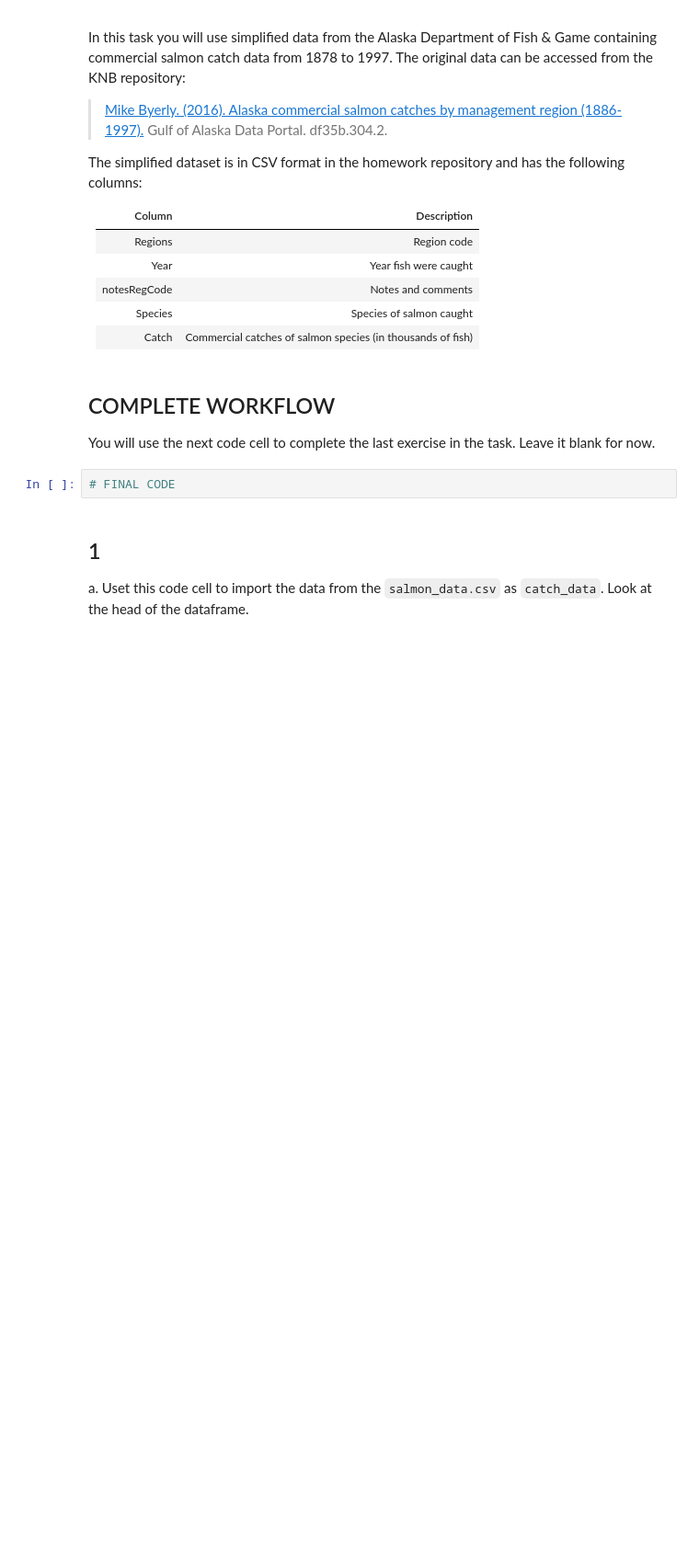
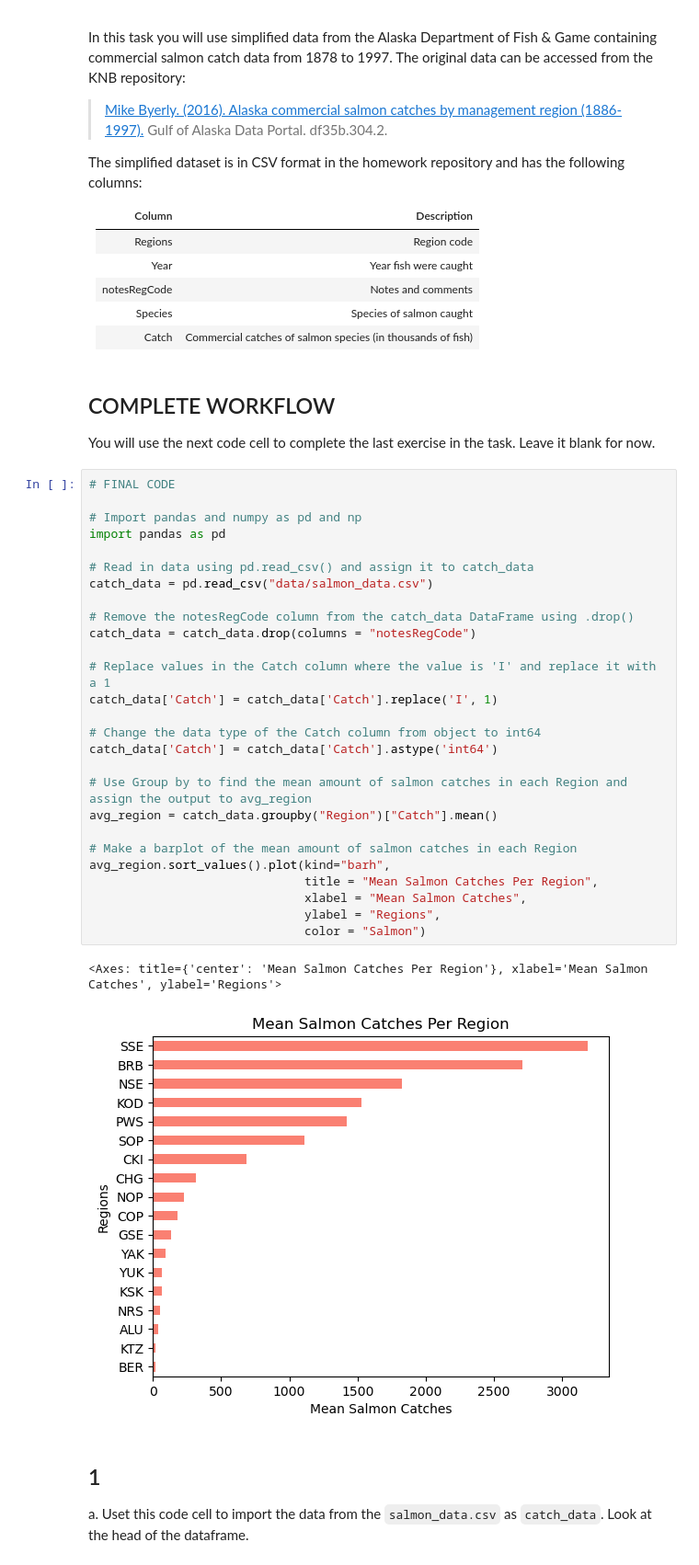
Before and after one commit to austinmartinez12/eds220-hwk2, a Jupyter notebook: task2/hwk2-task2-salmon.ipynb, the cells around one changed output. Shown at 92% size. Saved outputs shown, nothing was run; the diff lists cells and outputs as text; blank space fills up the shorter version.

```diff
--- a/task2/hwk2-task2-salmon.ipynb
+++ b/task2/hwk2-task2-salmon.ipynb
@@ -48,8 +48,36 @@ The simplified dataset is in CSV format in the homework repository and has the f
 ## COMPLETE WORKFLOW
 
 You will use the next code cell to complete the last exercise in the task. Leave it blank for now.
-# %%
-# FINAL CODE
+# %%
+# FINAL CODE
+
+# Import pandas and numpy as pd and np
+import pandas as pd
+
+# Read in data using pd.read_csv() and assign it to catch_data
+catch_data = pd.read_csv("data/salmon_data.csv")
+
+# Remove the notesRegCode column from the catch_data DataFrame using .drop()
+catch_data = catch_data.drop(columns = "notesRegCode")
+
+# Replace values in the Catch column where the value is 'I' and replace it with a 1
+catch_data['Catch'] = catch_data['Catch'].replace('I', 1)
+
+# Change the data type of the Catch column from object to int64
+catch_data['Catch'] = catch_data['Catch'].astype('int64')
+
+# Use Group by to find the mean amount of salmon catches in each Region and assign the output to avg_region
+avg_region = catch_data.groupby("Region")["Catch"].mean()
+
+# Make a barplot of the mean amount of salmon catches in each Region
+avg_region.sort_values().plot(kind="barh",
+                              title = "Mean Salmon Catches Per Region",
+                              xlabel = "Mean Salmon Catches",
+                              ylabel = "Regions",
+                              color = "Salmon")
+# %% [output]
+<Axes: title={'center': 'Mean Salmon Catches Per Region'}, xlabel='Mean Salmon Catches', ylabel='Regions'>
+[figure, added]
 # %% [markdown]
 ## 1
 
```
Also changed, not shown: parts of 4 cells of this notebook.
